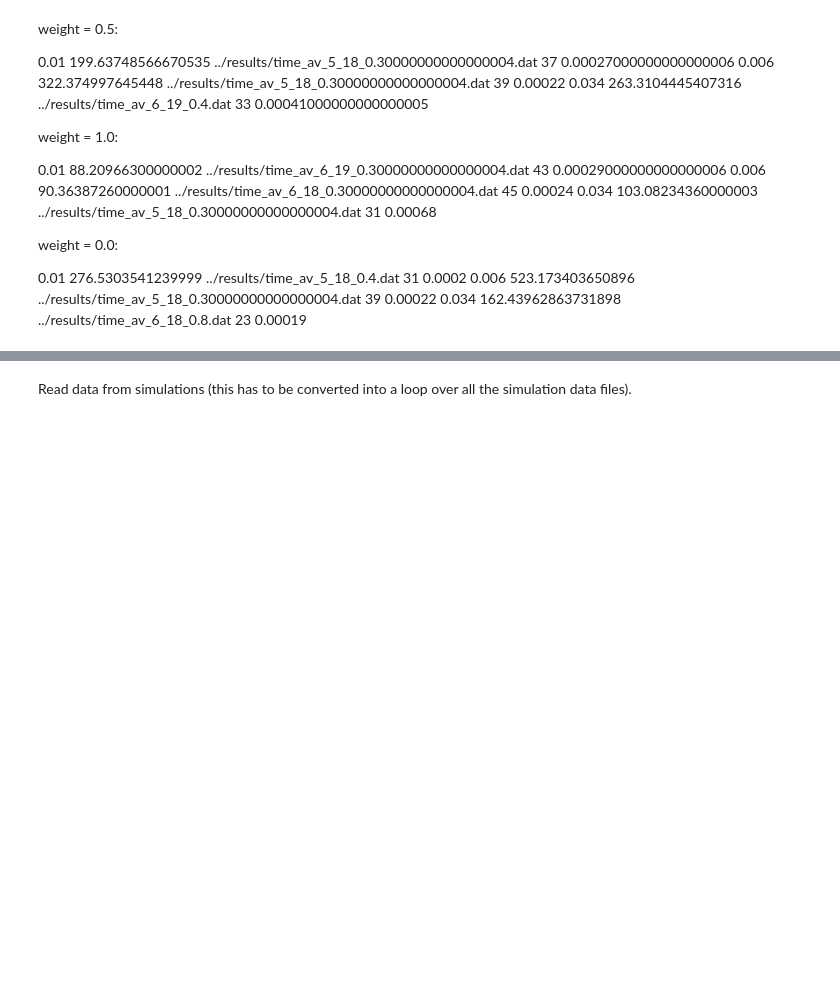
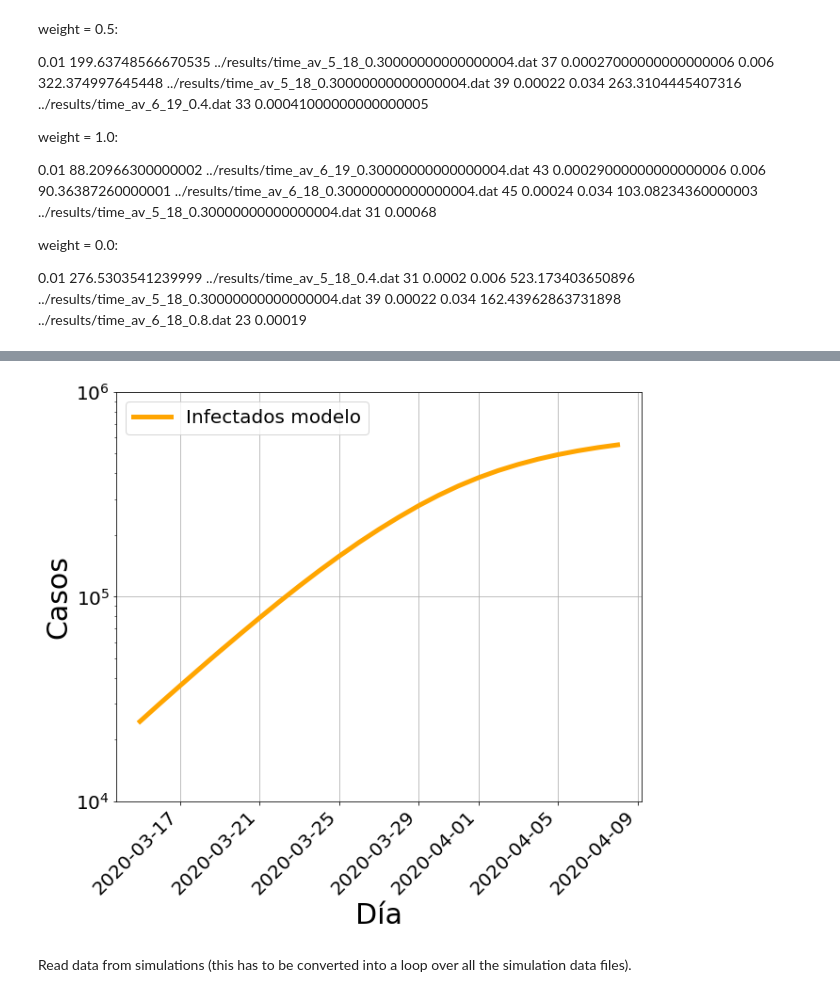
Before and after one commit to juanfernandezgracia/Balearic-epi, a Jupyter notebook: code/fitting_the_model.ipynb, the cells around one changed output, grey strips where cells are left out. Saved outputs shown, nothing was run; the diff lists cells and outputs as text; code cells hidden in the pictures; blank space fills up the shorter version.

```diff
--- a/code/fitting_the_model.ipynb
+++ b/code/fitting_the_model.ipynb
@@ -391,3 +424,54 @@ plt.savefig('../figures/uci_02_04_2020.png')
+# %%
+#pintar gráficas de infectados
+plt.figure(figsize = (10, 8))
+
+df_simu = read_csv_VME(f[0.01])
+df_simu = shift(df_simu, day_sh[0.01])
+x = df_simu['Día']
+y = df_simu['average_infected']
+
+df_simu = read_csv_VME(f[0.006])
+df_simu = shift(df_simu, day_sh[0.006])
+x_min = df_simu['Día']
+y_min = df_simu['average_infected']
+
+df_simu = read_csv_VME(f[0.034])
+df_simu = shift(df_simu, day_sh[0.034])
+x_max = df_simu['Día']
+y_max = df_simu['average_infected']
+
+start_date = dt.datetime(day = 15, month = 3, year = 2020)
+end_date = dt.datetime(day = 8, month = 4, year = 2020)
+
+x, y = limit_tseries(x, y, start_date, end_date)
+x_min, y_min = limit_tseries(x_min, y_min, start_date, end_date)
+x_max, y_max = limit_tseries(x_max, y_max, start_date, end_date)
+
+plt.plot(x, y, 'orange', label = 'Infectados modelo', lw = 5)
+
+#plt.fill_between(x, y_min, y_max,
+                 #color = 'gray',
+                 #label= 'Rango infectados',
+                 #lw = 5,
+                 #alpha = 0.5)
+
+ax = plt.gca()
+ax.xaxis.set_tick_params(labelsize=20)
+ax.yaxis.set_tick_params(labelsize=20)
+plt.grid()
+plt.yscale('log')
+plt.xlabel('Día', fontsize = 30)
+plt.ylabel('Casos', fontsize = 30)
+#plt.xlim((15,35))
+#ax.yaxis.set_major_formatter(ScalarFormatter())
+plt.ylim((10000,1000000))
+#plt.title('Muertes', fontsize = 35)
+plt.xticks(rotation = 45)
+plt.legend(fontsize = 20, loc = 2)
+plt.setp( ax.xaxis.get_majorticklabels(), rotation=45, ha="right" )
+plt.savefig('../figures/infectados_02_04_2020.png', bbox_inches='tight')
+# %% [output]
+[figure, added]
 # %% [markdown]
 Read data from simulations (this has to be converted into a loop over all the simulation data files).
 # %%
```
Also changed, not shown: parts of 9 cells of this notebook, 5 other files.
